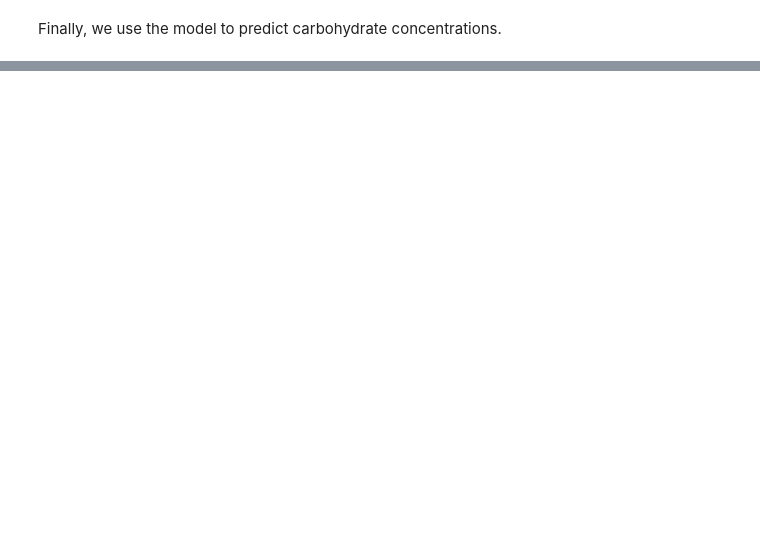
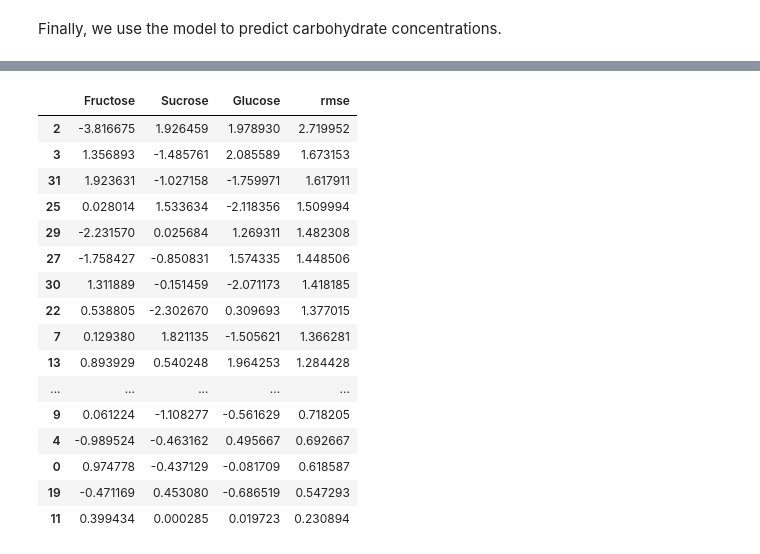
Before and after one commit to tonyzamyatin/mdgamls, a Jupyter notebook: UE1/FT-IR/fitting.ipynb, the cells around one changed output, grey strips where cells are left out. Saved outputs shown, nothing was run; the diff lists cells and outputs as text; code cells hidden in the pictures; blank space fills up the shorter version.

```diff
--- a/UE1/FT-IR/fitting.ipynb
+++ b/UE1/FT-IR/fitting.ipynb
@@ -163,0 +296,22 @@ Q4: Is there any trend for points that work especially well (or bad)?
+# %%
+deviations['rmse'] = np.sqrt(((deviations ** 2).sum(axis=1)) / 3)
+sorted_deviations = deviations.sort_values(by='rmse', ascending=False)
+sorted_deviations
+# %% [output]
+|  | Fructose | Sucrose | Glucose | rmse |
+| 2 | -3.816675 | 1.926459 | 1.978930 | 2.719952 |
+| 3 | 1.356893 | -1.485761 | 2.085589 | 1.673153 |
+| 31 | 1.923631 | -1.027158 | -1.759971 | 1.617911 |
+| 25 | 0.028014 | 1.533634 | -2.118356 | 1.509994 |
+| 29 | -2.231570 | 0.025684 | 1.269311 | 1.482308 |
+| 27 | -1.758427 | -0.850831 | 1.574335 | 1.448506 |
+| 30 | 1.311889 | -0.151459 | -2.071173 | 1.418185 |
+| 22 | 0.538805 | -2.302670 | 0.309693 | 1.377015 |
+| 7 | 0.129380 | 1.821135 | -1.505621 | 1.366281 |
+| 13 | 0.893929 | 0.540248 | 1.964253 | 1.284428 |
+| ... | ... | ... | ... | ... |
+| 9 | 0.061224 | -1.108277 | -0.561629 | 0.718205 |
+| 4 | -0.989524 | -0.463162 | 0.495667 | 0.692667 |
+| 0 | 0.974778 | -0.437129 | -0.081709 | 0.618587 |
+| 19 | -0.471169 | 0.453080 | -0.686519 | 0.547293 |
+| 11 | 0.399434 | 0.000285 | 0.019723 | 0.230894 |
```
Also changed, not shown: parts of 29 cells of this notebook.
